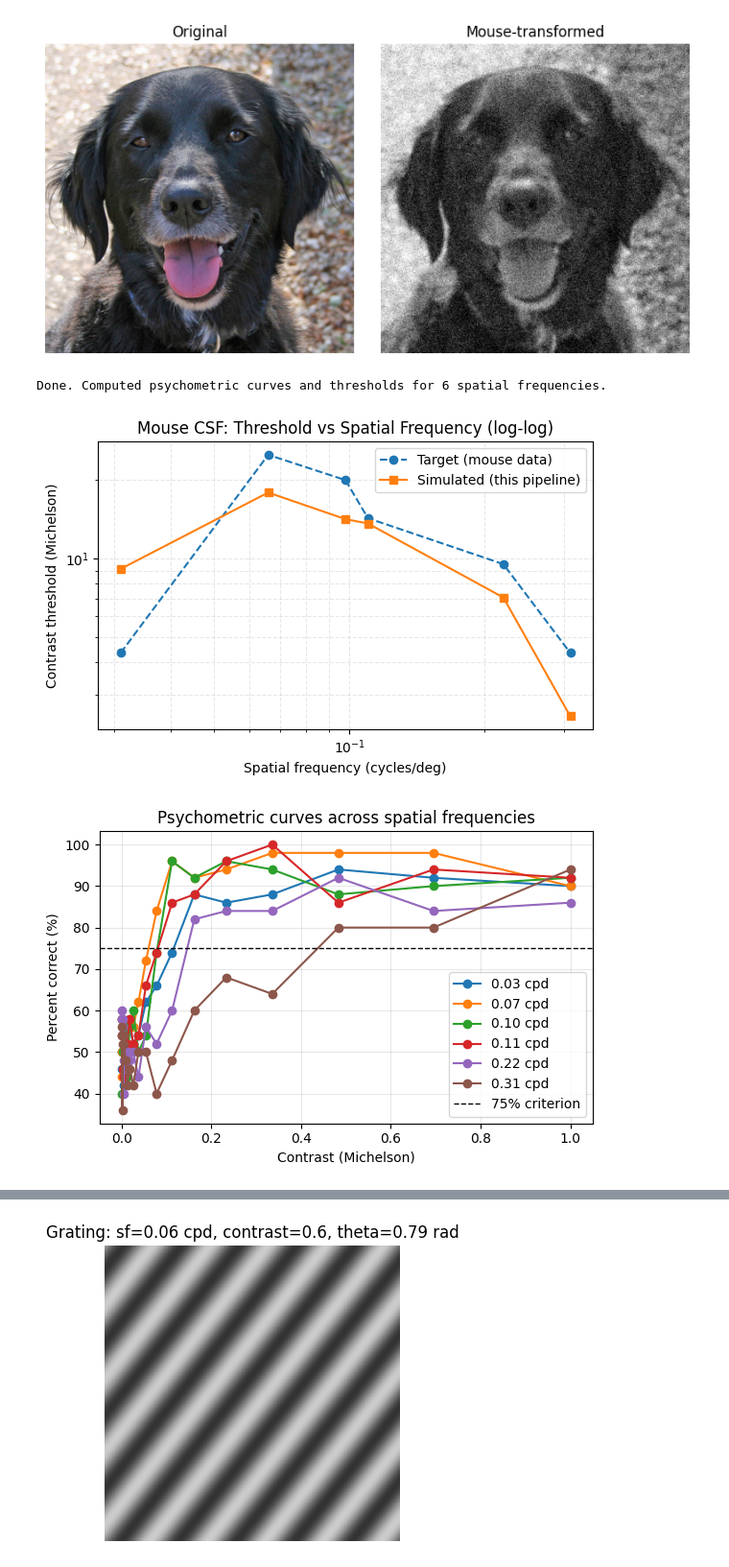
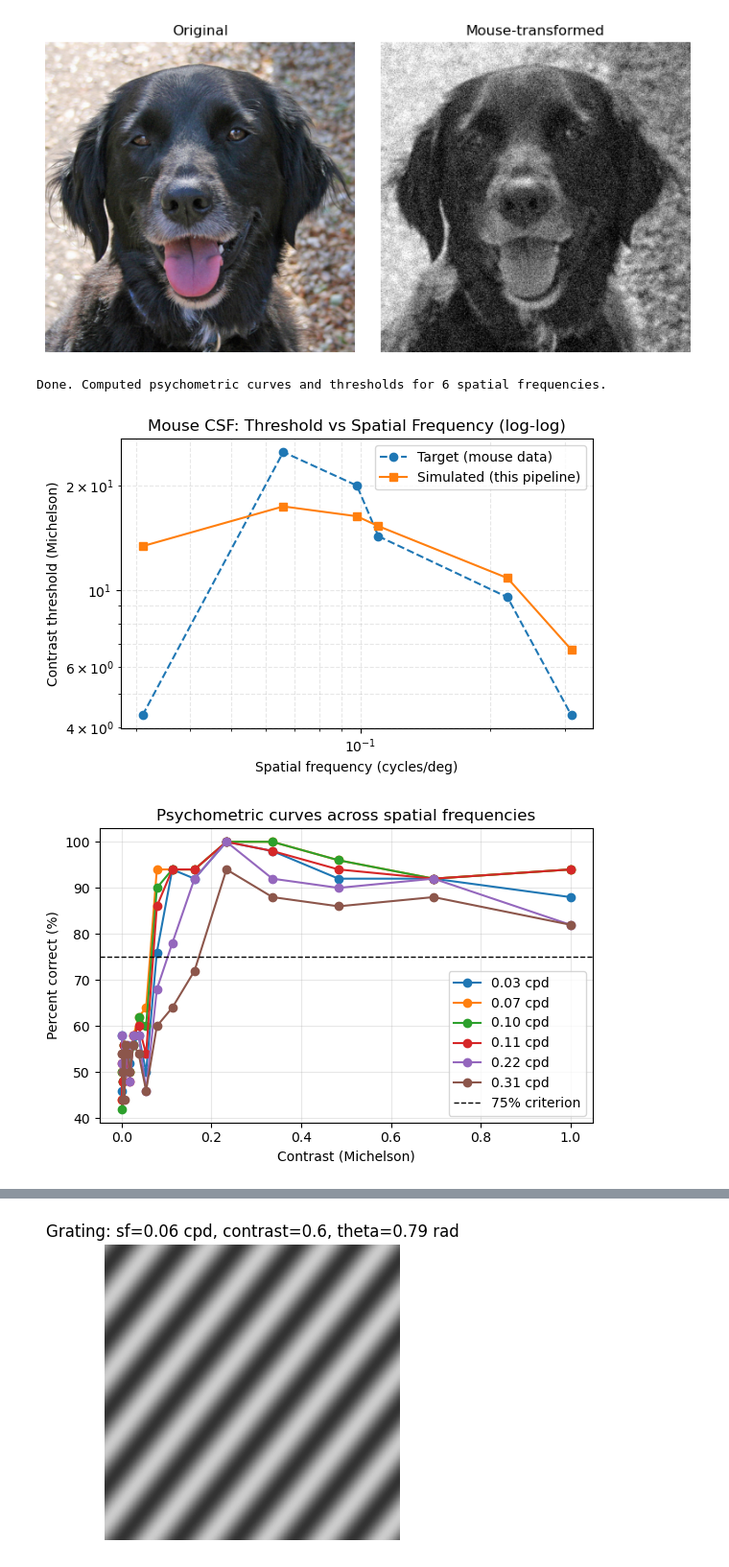
Before and after one commit to giovanni-lucarelli/mice-representation, a Jupyter notebook: src/pipeline/hopeItWorks.ipynb, the cells around one changed output, grey strips where cells are left out. Shown at 96% size. Drawn from its saved outputs; the diff is of its cells as text; code cells hidden in the pictures.

Commit message:
made simDet and estimThres deterministic

```diff
--- a/src/pipeline/hopeItWorks.ipynb
+++ b/src/pipeline/hopeItWorks.ipynb
@@ -27,7 +39,7 @@ CSF_FIT = True
 
 IMG_SIZE = 224
 # %%
-blur_sig, blur_ker, noise_std = load_or_fit_params(CSF_JSON, force_fit=CSF_FIT, pca_n = 16)
+blur_sig, blur_ker, noise_std = load_or_fit_params(CSF_JSON, force_fit=CSF_FIT, pca_n =32 )
 print(f'CSF params :blur_sigma={blur_sig:.3f}, blur_ker={blur_ker}, noise_std={noise_std:.3f}')
 # %% [output]
 Fitting CSF params (this may take a while)...
@@ -90,44 +102,48 @@ print_affine_params(affine_params)
 # %%
 # Cell — Imports for CSF plotting
 import numpy as np
 import matplotlib.pyplot as plt
 
-from pipeline.mouse_params import MOUSE_CSF_TARGET, CONTRAST_SWEEP, THRESH_CRITERION, PATCH_SIZE
-from pipeline.mouse_csf import _simulate_detection, _estimate_threshold
-import pipeline.mouse_csf as mouse_csf
+from src.pipeline.mouse_params import MOUSE_CSF_TARGET, CONTRAST_SWEEP, THRESH_CRITERION
+from src.pipeline.mouse_csf import _simulate_detection, _estimate_threshold
+import src.pipeline.mouse_csf as mouse_csf
 
 mouse_csf.N_SAMPLES_PER_CLASS = 5000
 
 
 SIM_IMG_SIZE = 224
-mouse_csf.PATCH_SIZE = 28
+size = (SIM_IMG_SIZE, SIM_IMG_SIZE)
 
-size = (SIM_IMG_SIZE, SIM_IMG_SIZE)
 
 SF_LIST = sorted(MOUSE_CSF_TARGET.keys())
 curves = {}         # sf -> (contrasts, acc)
 thresholds = {}     # sf -> threshold
 
 for sf in SF_LIST:
-    contrasts, acc = _simulate_detection(size, sf,blur_sig,blur_ker, noise_std , CONTRAST_SWEEP)#
+    #contrasts, acc = _simulate_detection(size, sf,blur_sig,blur_ker, noise_std , CONTRAST_SWEEP)#
+
+    contrasts, acc = _simulate_detection(
+        size, sf, blur_sig, blur_ker, noise_std
+        , CONTRAST_SWEEP,
+        seed=112, deterministic=True
+    )
+
     thr = _estimate_threshold(contrasts, acc, THRESH_CRITERION)
     curves[sf] = (contrasts, acc)
     thresholds[sf] = thr
 
 print('Done. Computed psychometric curves and thresholds for', len(SF_LIST), 'spatial frequencies.')
+from src.pipeline.plot_utils import plot_csf_thresholds, plot_psychometric_curves
+
+plot_csf_thresholds(SF_LIST, thresholds, MOUSE_CSF_TARGET)
+
+# Psychometric curves
+SFS_TO_PLOT = list(curves.keys())
+plot_psychometric_curves(curves, SFS_TO_PLOT, threshold_criterion=THRESH_CRITERION)
 # %% [output]
 Done. Computed psychometric curves and thresholds for 6 spatial frequencies.
+[figure, added]
+[figure, added]
-# %%
-from pipeline.plot_utils import plot_csf_thresholds, plot_psychometric_curves
-
-plot_csf_thresholds(SF_LIST, thresholds, MOUSE_CSF_TARGET)
-
-# Psychometric curves
-SFS_TO_PLOT = list(curves.keys())
-plot_psychometric_curves(curves, SFS_TO_PLOT, threshold_criterion=THRESH_CRITERION)
-# %% [output]
-[figure, removed]
-[figure, removed]
 # %%
 plot_csf_grid_log("/home/spina/Desktop/units/DL/project/mice-representation/cache/mouse_csf_params28_grid_log.json",
                   metric="total_error",
```
Also changed, not shown: parts of 5 cells of this notebook, 3 other files.
